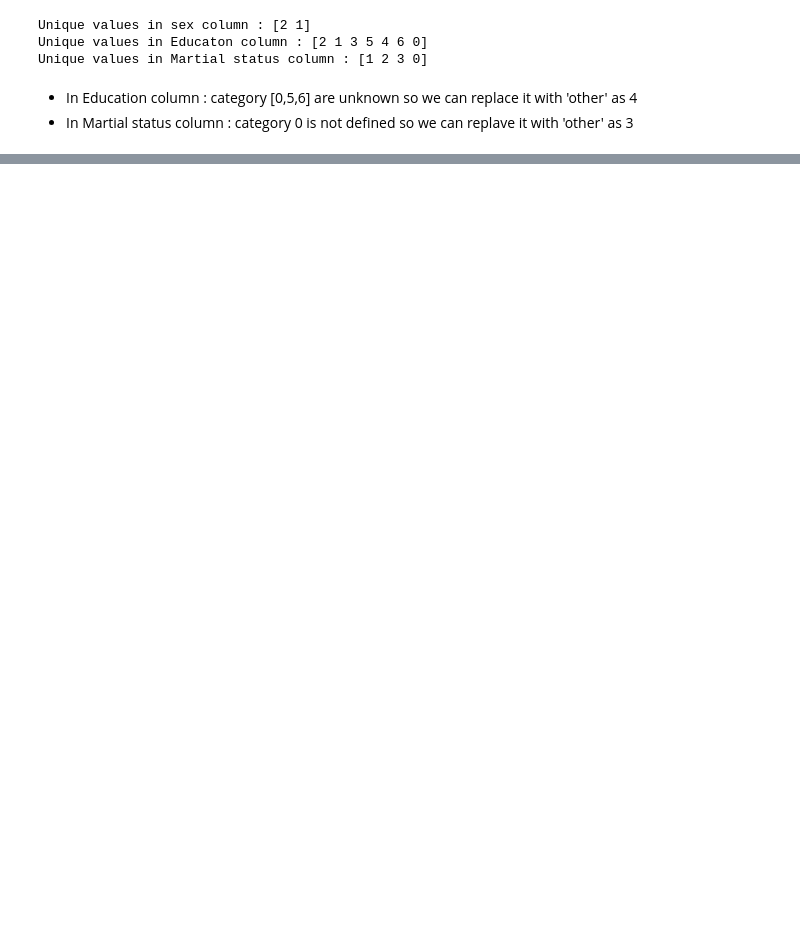
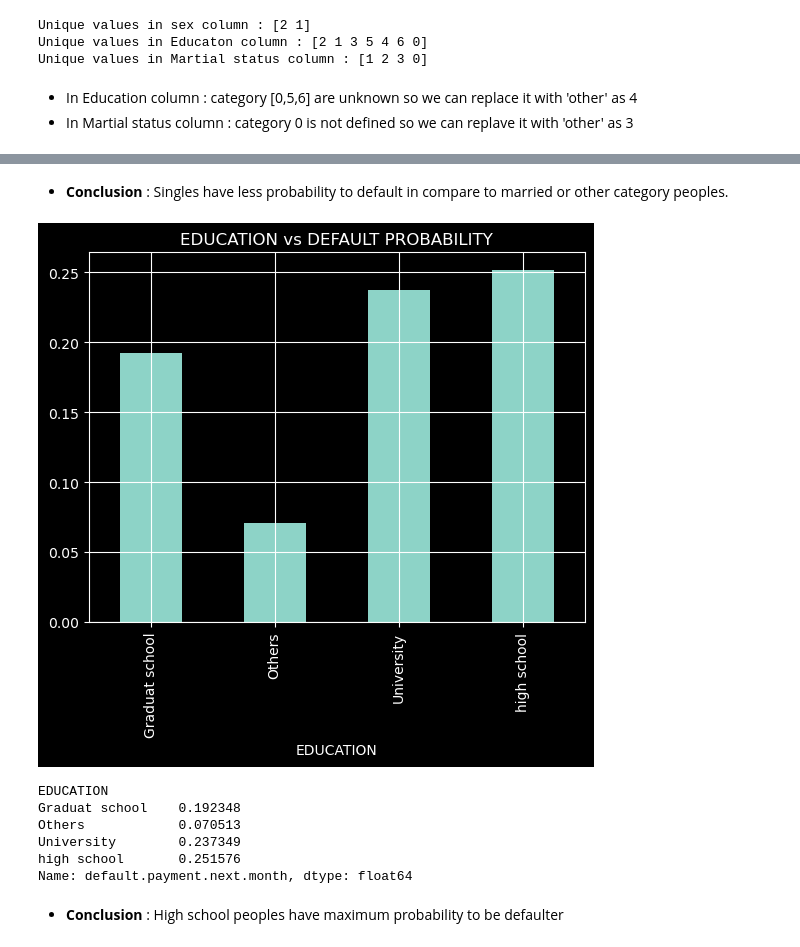
Before and after one commit to Akashrajmani19/Credit_Card_Default_Prediction_and_Model_Deployment_Project, a Jupyter notebook: EDA_Data_Preprocessing.ipynb, the cells around one changed output, grey strips where cells are left out. Drawn from its saved outputs; the diff is of its cells as text; code cells hidden in the pictures; blank space fills up the shorter version.

```diff
--- a/EDA_Data_Preprocessing.ipynb
+++ b/EDA_Data_Preprocessing.ipynb
@@ -122,0 +149,15 @@ plot_category('SEX')
+# %% [markdown]
+- **Conclusion** : Singles have less probability to default in compare to married or other category peoples.
+# %%
+# Comparision to be defaulter on the basis of education status
+plot_category('EDUCATION')
+# %% [output]
+[figure, added]
+EDUCATION
+Graduat school    0.192348
+Others            0.070513
+University        0.237349
+high school       0.251576
+Name: default.payment.next.month, dtype: float64
+# %% [markdown]
+- **Conclusion** : High school peoples have maximum probability to be defaulter
```
Also changed, not shown: parts of 10 cells of this notebook.
